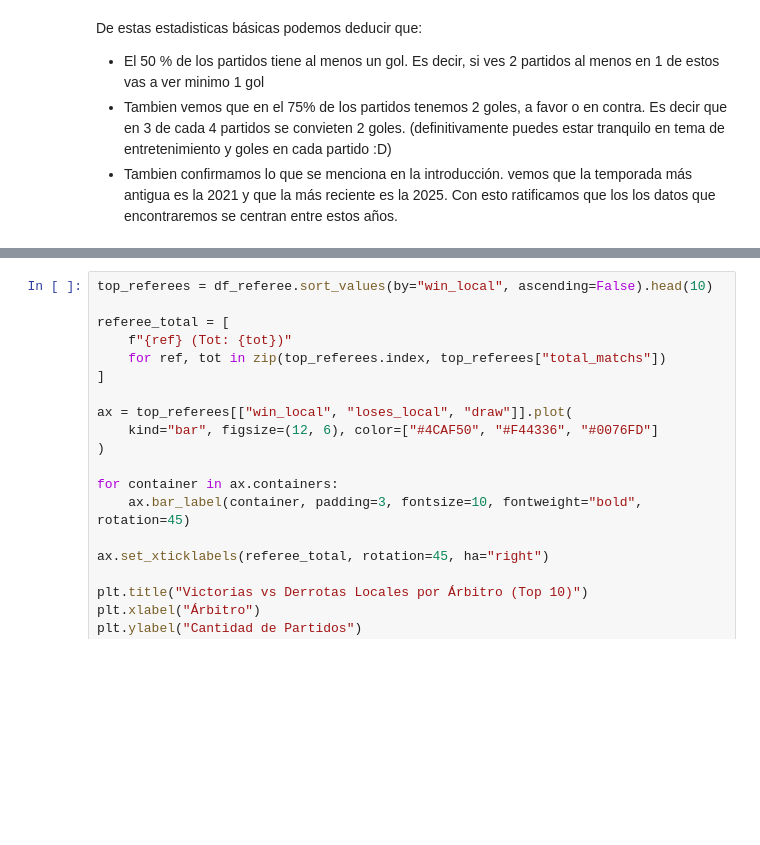
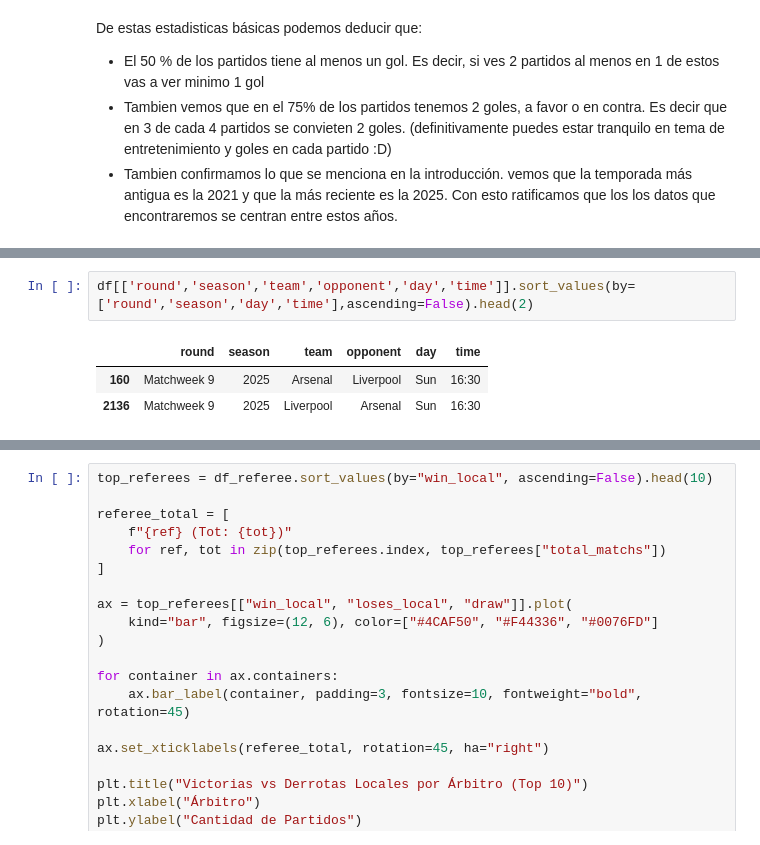
Before and after one commit to jp0617/analisis, a Jupyter notebook: ConsolidadoPremier.ipynb, the cells around one changed output, grey strips where cells are left out. Saved outputs shown, nothing was run; the diff lists cells and outputs as text; blank space fills up the shorter version.

```diff
--- a/ConsolidadoPremier.ipynb
+++ b/ConsolidadoPremier.ipynb
@@ -120 +145,7 @@ df.describe(include="str")
+# %%
+df[['round','season','team','opponent','day','time']].sort_values(by=['round','season','day','time'],ascending=False).head(2)
+# %% [output]
+|  | round | season | team | opponent | day | time |
+| 160 | Matchweek 9 | 2025 | Arsenal | Liverpool | Sun | 16:30 |
+| 2136 | Matchweek 9 | 2025 | Liverpool | Arsenal | Sun | 16:30 |
 # %% [markdown]
```
Also changed, not shown: parts of 21 cells of this notebook.
